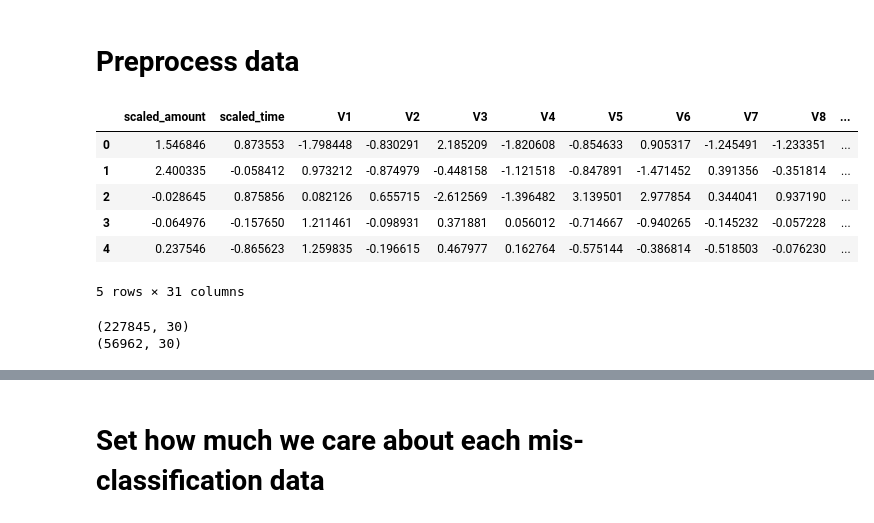
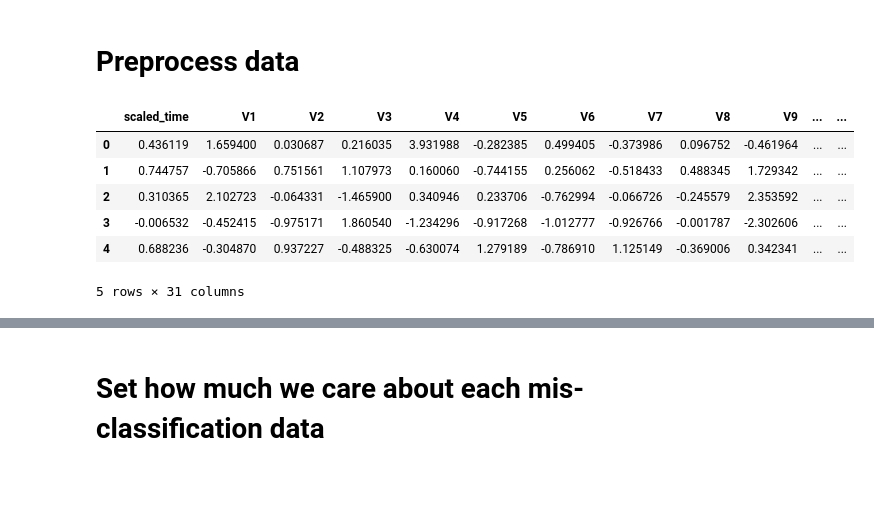
Before and after one commit to vctoriawu/CreditCardFraud, a Jupyter notebook: CostSensitiveNN.ipynb, the cells around one changed output, grey strips where cells are left out. Saved outputs shown, nothing was run; the diff lists cells and outputs as text; code cells hidden in the pictures; blank space fills up the shorter version.

```diff
--- a/CostSensitiveNN.ipynb
+++ b/CostSensitiveNN.ipynb
@@ -21,39 +23,33 @@ fraud_data = pd.read_csv("creditcard.csv")
 # %%
 # shuffle the dataframe so that the inputs are in a random order
 df = fraud_data.sample(frac=1).reset_index(drop=True)
-#
-# Scale the time -1 and 1, since the rest of the features are scaled
+
+# Scale the time between -1 and 1, since the rest of the features are scaled
 robust_scaler = RobustScaler()
-scaled_amount = robust_scaler.fit_transform(df['Amount'].values.reshape(-1,1))
 scaled_time = robust_scaler.fit_transform(df['Time'].values.reshape(-1,1))
-df.drop(['Time','Amount'], axis=1, inplace=True)
+df.drop(['Time'], axis=1, inplace=True) #  Remove unscalled time
 
-# Insert into beginning of df
-df.insert(0, 'scaled_amount', scaled_amount)
-df.insert(1, 'scaled_time', scaled_time)
+# Insert scalded time into beginning of df
+df.insert(0, 'scaled_time', scaled_time)
 
 # Show the result
 df.head()
 # %% [output]
-|  | scaled_amount | scaled_time | V1 | V2 | V3 | V4 | V5 | V6 | V7 | V8 | ... |
-| 0 | 1.546846 | 0.873553 | -1.798448 | -0.830291 | 2.185209 | -1.820608 | -0.854633 | 0.905317 | -1.245491 | -1.233351 | ... |
-| 1 | 2.400335 | -0.058412 | 0.973212 | -0.874979 | -0.448158 | -1.121518 | -0.847891 | -1.471452 | 0.391356 | -0.351814 | ... |
-| 2 | -0.028645 | 0.875856 | 0.082126 | 0.655715 | -2.612569 | -1.396482 | 3.139501 | 2.977854 | 0.344041 | 0.937190 | ... |
-| 3 | -0.064976 | -0.157650 | 1.211461 | -0.098931 | 0.371881 | 0.056012 | -0.714667 | -0.940265 | -0.145232 | -0.057228 | ... |
-| 4 | 0.237546 | -0.865623 | 1.259835 | -0.196615 | 0.467977 | 0.162764 | -0.575144 | -0.386814 | -0.518503 | -0.076230 | ... |
+|  | scaled_time | V1 | V2 | V3 | V4 | V5 | V6 | V7 | V8 | V9 | ... | ... |
+| 0 | 0.436119 | 1.659400 | 0.030687 | 0.216035 | 3.931988 | -0.282385 | 0.499405 | -0.373986 | 0.096752 | -0.461964 | ... | ... |
+| 1 | 0.744757 | -0.705866 | 0.751561 | 1.107973 | 0.160060 | -0.744155 | 0.256062 | -0.518433 | 0.488345 | 1.729342 | ... | ... |
+| 2 | 0.310365 | 2.102723 | -0.064331 | -1.465900 | 0.340946 | 0.233706 | -0.762994 | -0.066726 | -0.245579 | 2.353592 | ... | ... |
+| 3 | -0.006532 | -0.452415 | -0.975171 | 1.860540 | -1.234296 | -0.917268 | -1.012777 | -0.926766 | -0.001787 | -2.302606 | ... | ... |
+| 4 | 0.688236 | -0.304870 | 0.937227 | -0.488325 | -0.630074 | 1.279189 | -0.786910 | 1.125149 | -0.369006 | 0.342341 | ... | ... |
 5 rows × 31 columns
 # %%
 # Split the data into training (80%) and testing (20%)
 train, test = train_test_split(df, test_size=0.2)
 
-# Split data into features and labels
-train_features = np.array(train.values[:,:30])
+# Split data into features and labels (only using the first 29 columns as 30 is the amount and 31 is the label
+train_features = np.array(train.values[:,:29])
 train_labels = np.array(train.values[:,-1])
-test_features = np.array(test.values[:,:30])
+test_features = np.array(test.values[:,:29])
 test_labels = np.array(test.values[:,-1])
-
-print(train_features.shape)
-print(test_features.shape)
+train_amounts = np.array(train.values[:,-2])
+test_amounts = np.array(test.values[:,-2])
-# %% [output]
-(227845, 30)
-(56962, 30)
```
Also changed, not shown: parts of 10 cells of this notebook, 1 other file.
